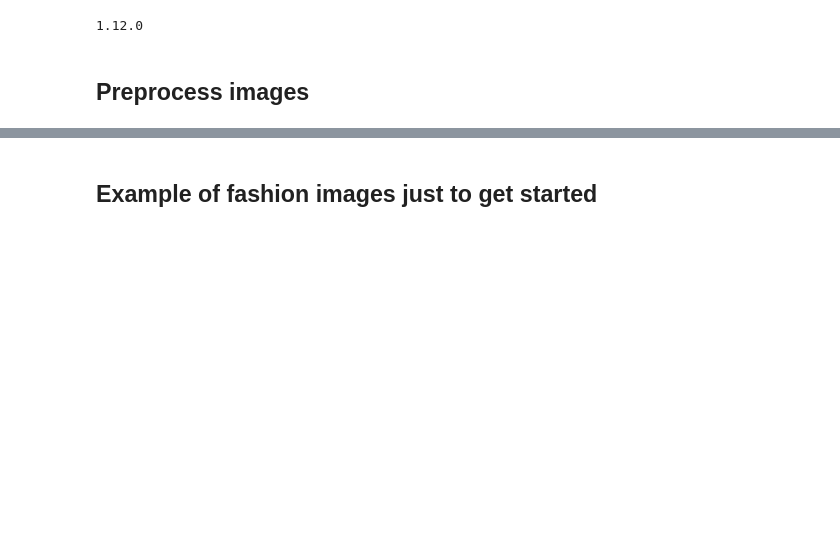
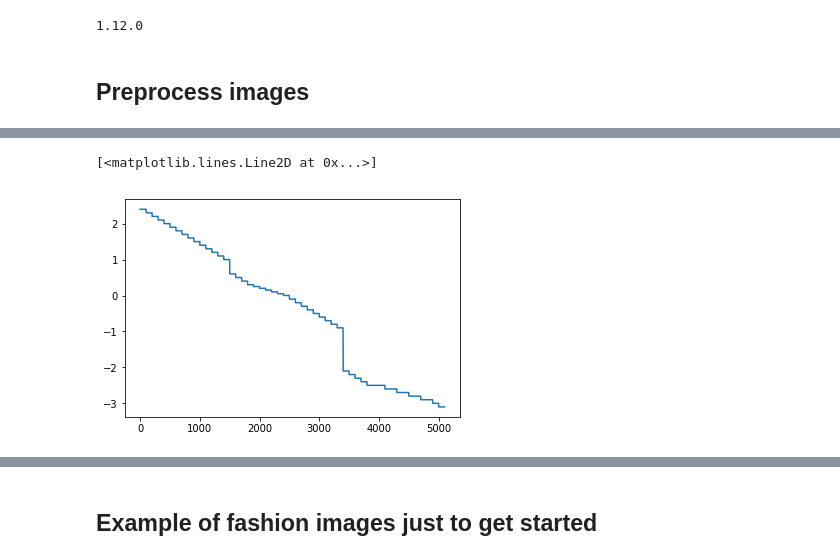
Before and after one commit to lmn93beo/brain-registration, a Jupyter notebook: tflow_example.ipynb, the cells around one changed output, grey strips where cells are left out. Saved outputs shown, nothing was run; the diff lists cells and outputs as text; code cells hidden in the pictures; blank space fills up the shorter version.

```diff
--- a/tflow_example.ipynb
+++ b/tflow_example.ipynb
@@ -75,3 +97,12 @@ for i in range(len(order)):
+# %%
+zcoords = pd.read_csv('human_label_APcoords.csv')
+zcoords = zcoords[zcoords.AP < 100].AP
+zcoords = np.array(zcoords).repeat(100)
+plt.plot(zcoords)
+#plt.plot(zcoords2)
+# %% [output]
+[<matplotlib.lines.Line2D at 0x...>]
+[figure, added]
 # %%
 all_images = np.array(imlst)
 plt.figure(figsize=(20,15))
```
Also changed, not shown: parts of 18 cells of this notebook.
